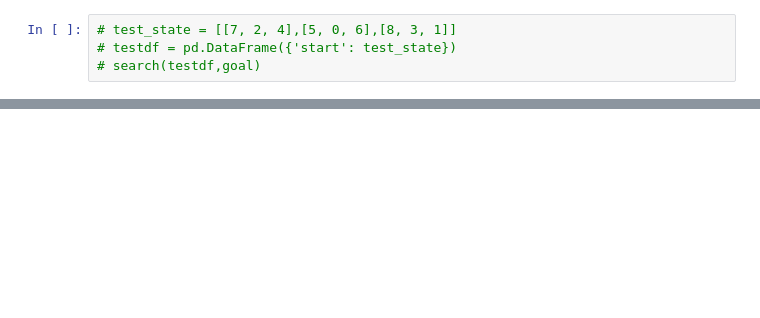
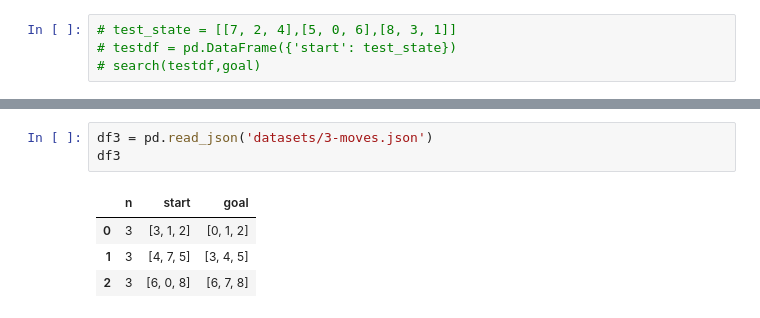
Before and after one commit to natalie2nguyen/AI_Program1, a Jupyter notebook: program1.ipynb, the cells around one changed output, grey strips where cells are left out. Saved outputs shown, nothing was run; the diff lists cells and outputs as text; blank space fills up the shorter version.

```diff
--- a/program1.ipynb
+++ b/program1.ipynb
@@ -390,0 +471,8 @@ Nodes examined = 30
+# %%
+df3 = pd.read_json('datasets/3-moves.json')
+df3
+# %% [output]
+|  | n | start | goal |
+| 0 | 3 | [3, 1, 2] | [0, 1, 2] |
+| 1 | 3 | [4, 7, 5] | [3, 4, 5] |
+| 2 | 3 | [6, 0, 8] | [6, 7, 8] |
```
Also changed, not shown: parts of 9 cells of this notebook.
